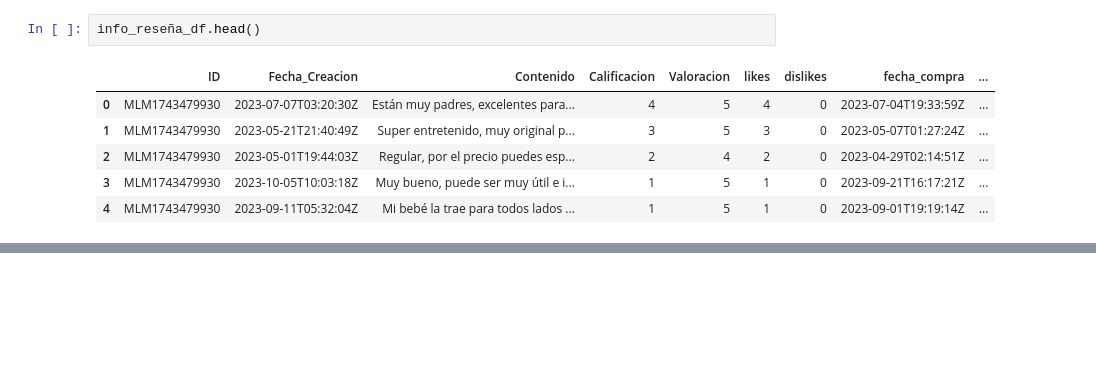
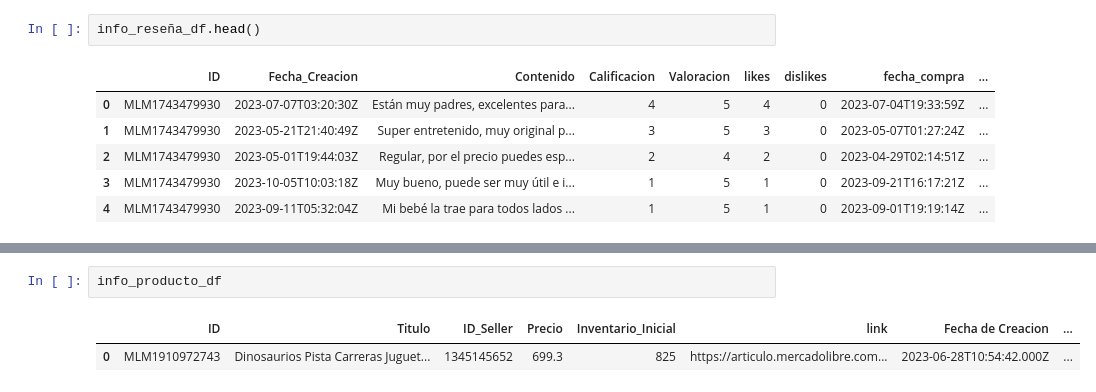
Before and after one commit to OscarUribeSalazar/Tesis-Maestria, a Jupyter notebook: Api Reseñas.ipynb, the cells around one changed output, grey strips where cells are left out. Cells and saved outputs as stored; diff of their text form; blank space fills up the shorter version.

Commit message:
Extracción de productos

```diff
--- a/Api Reseñas.ipynb
+++ b/Api Reseñas.ipynb
@@ -379,0 +529,5 @@ info_reseña_df.head()
+# %%
+info_producto_df
+# %% [output]
+|  | ID | Titulo | ID_Seller | Precio | Inventario_Inicial | link | Fecha de Creacion | ... |
+| 0 | MLM1910972743 | Dinosaurios Pista Carreras Juguet... | 1345145652 | 699.3 | 825 | https://articulo.mercadolibre.com... | 2023-06-28T10:54:42.000Z | ... |
```
Also changed, not shown: parts of 4 cells of this notebook, 1 other file.
